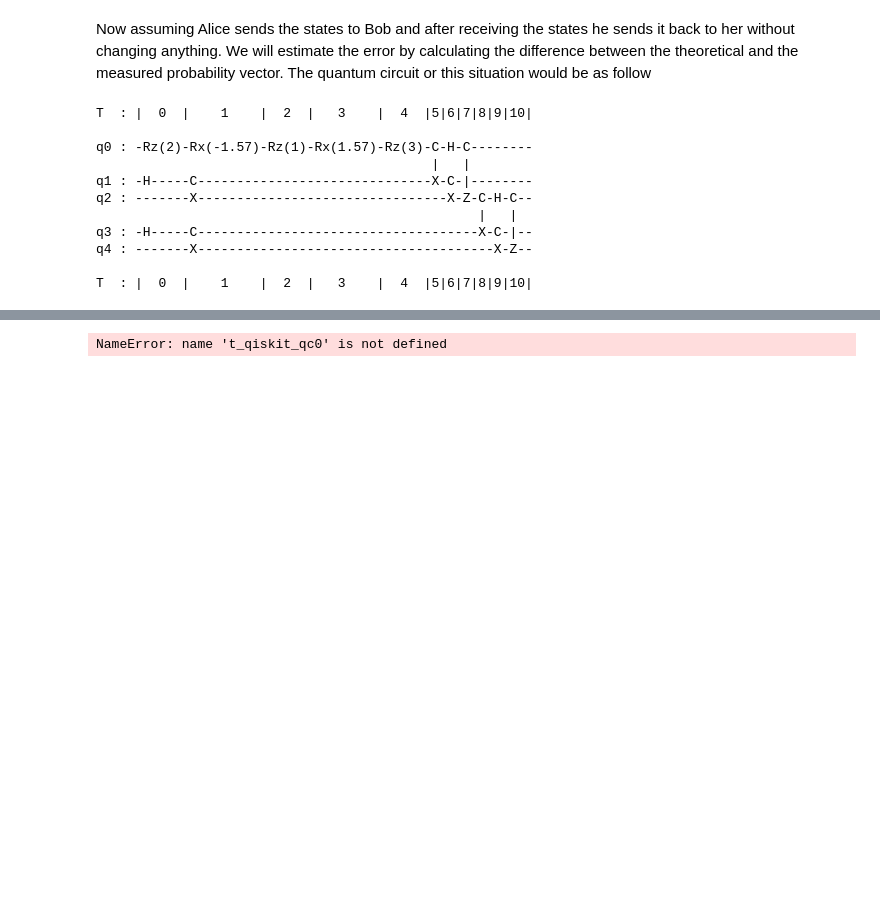
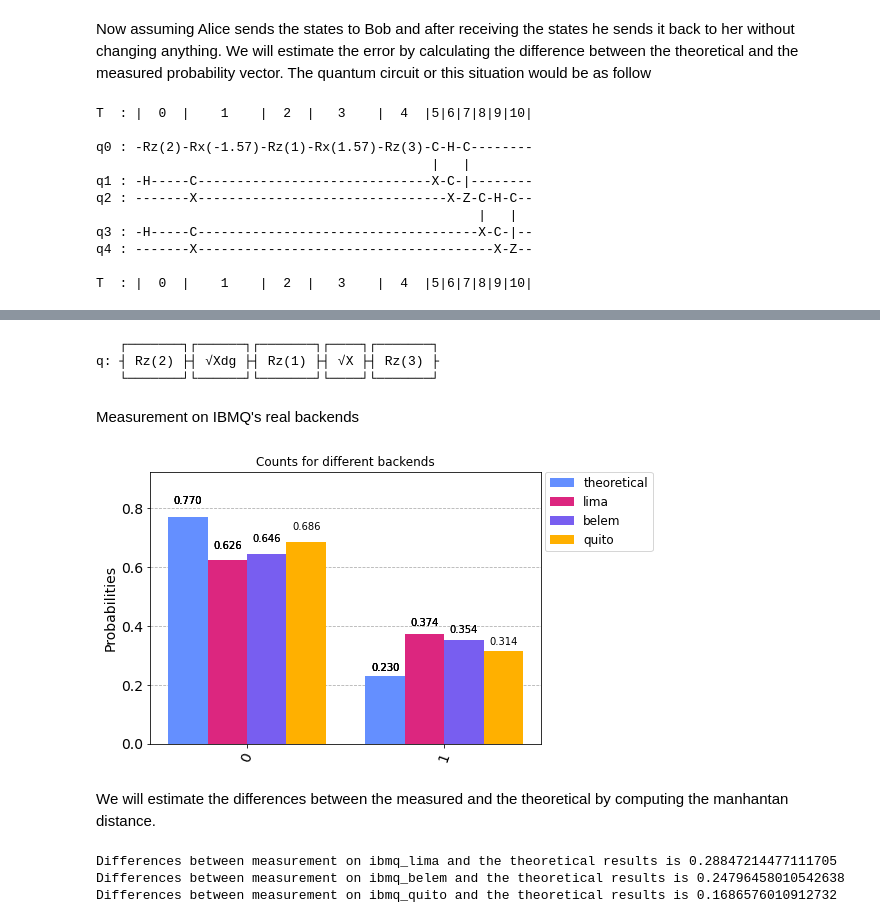
Before and after one commit to haatonyy/QCHack-2022, a Jupyter notebook: Submission_folder/QuantumTeleportationSolution.ipynb, the cells around one changed output, grey strips where cells are left out. Saved outputs shown, nothing was run; the diff lists cells and outputs as text; code cells hidden in the pictures; blank space fills up the shorter version.

```diff
--- a/Submission_folder/QuantumTeleportationSolution.ipynb
+++ b/Submission_folder/QuantumTeleportationSolution.ipynb
@@ -620,8 +600,9 @@ q4 : -------X--------------------------------------X-Z--
 
 T  : |  0  |    1    |  2  |   3    |  4  |5|6|7|8|9|10|
 # %%
-#transpiled into qiskit
-qiskit_ab_qc = circuit_wrapper(ab_qc).transpile("qiskit")
+#transpile into qiskit
+qiskit_ab_qc=QuantumCircuit(5,1)+circuit_wrapper(ab_qc).transpile("qiskit")
+qiskit_ab_qc.measure(4,0)
 print(qiskit_ab_qc)
 # %% [output]
      ┌───────┐┌──────┐┌───────┐┌────┐┌───────┐     ┌───┐
@@ -637,0 +623,7 @@ q_4: ──────────┤ X ├────────────
+# %%
+theor_ab_qc=circuit_wrapper(Circuit(U3_instr(1, 2, 3))).transpile("qiskit")
+print(theor_ab_qc)
+# %% [output]
+   ┌───────┐┌──────┐┌───────┐┌────┐┌───────┐
+q: ┤ Rz(2) ├┤ √Xdg ├┤ Rz(1) ├┤ √X ├┤ Rz(3) ├
+   └───────┘└──────┘└───────┘└────┘└───────┘
@@ -637,0 +632,3 @@ q_4: ──────────┤ X ├────────────
+# %%
+theor_count = Statevector(theor_ab_qc).probabilities_dict()
+print(theor_count)
@@ -638,3 +643,5 @@ q_4: ──────────┤ X ├────────────
+# %% [markdown]
+Measurement on IBMQ's real backends
 # %%
 #lima
 t_ab_qc_lima = transpile(qiskit_ab_qc, lima)
@@ -650,8 +657,6 @@ counts_belem = result_belem.get_counts()
 
 #quito
 t_ab_qc_quito = transpile(qiskit_ab_qc, quito)
-job_quito = lima.run(assemble(t_qiskit_qc0, backend = quito, shots = 8196))
+job_quito = quito.run(assemble(t_ab_qc_quito, backend = quito, shots = 8196))
 result_quito = job_quito.result()
 counts_quito = result_quito.get_counts()
-# %% [output]
-NameError: name 't_qiskit_qc0' is not defined
@@ -658,4 +667,8 @@ NameError: name 't_qiskit_qc0' is not defined
 # %%
-plt_hist([counts1_qasm , counts1_lima, counts1_belem, counts1_quito ], \
+plt_hist([theor_count , counts_lima, counts_belem, counts_quito ], \
          title='Counts for different backends',\
-         legend=[','lima', 'belem', 'quito'])
+         legend=['theoretical','lima', 'belem', 'quito'])
+# %% [output]
+[figure, added]
+# %% [markdown]
+We will estimate the differences between the measured and the theoretical by computing the manhantan distance.
@@ -661,0 +685,8 @@ plt_hist([counts1_qasm , counts1_lima, counts1_belem, counts1_quito ], \
+# %%
+print('Differences between measurement on ibmq_lima and the theoretical results is', diff_lima)
+print('Differences between measurement on ibmq_belem and the theoretical results is', diff_belem)
+print('Differences between measurement on ibmq_quito and the theoretical results is', diff_quito)
+# %% [output]
+Differences between measurement on ibmq_lima and the theoretical results is 0.28847214477111705
+Differences between measurement on ibmq_belem and the theoretical results is 0.24796458010542638
+Differences between measurement on ibmq_quito and the theoretical results is 0.1686576010912732
```
Also changed, not shown: parts of 15 cells of this notebook.
